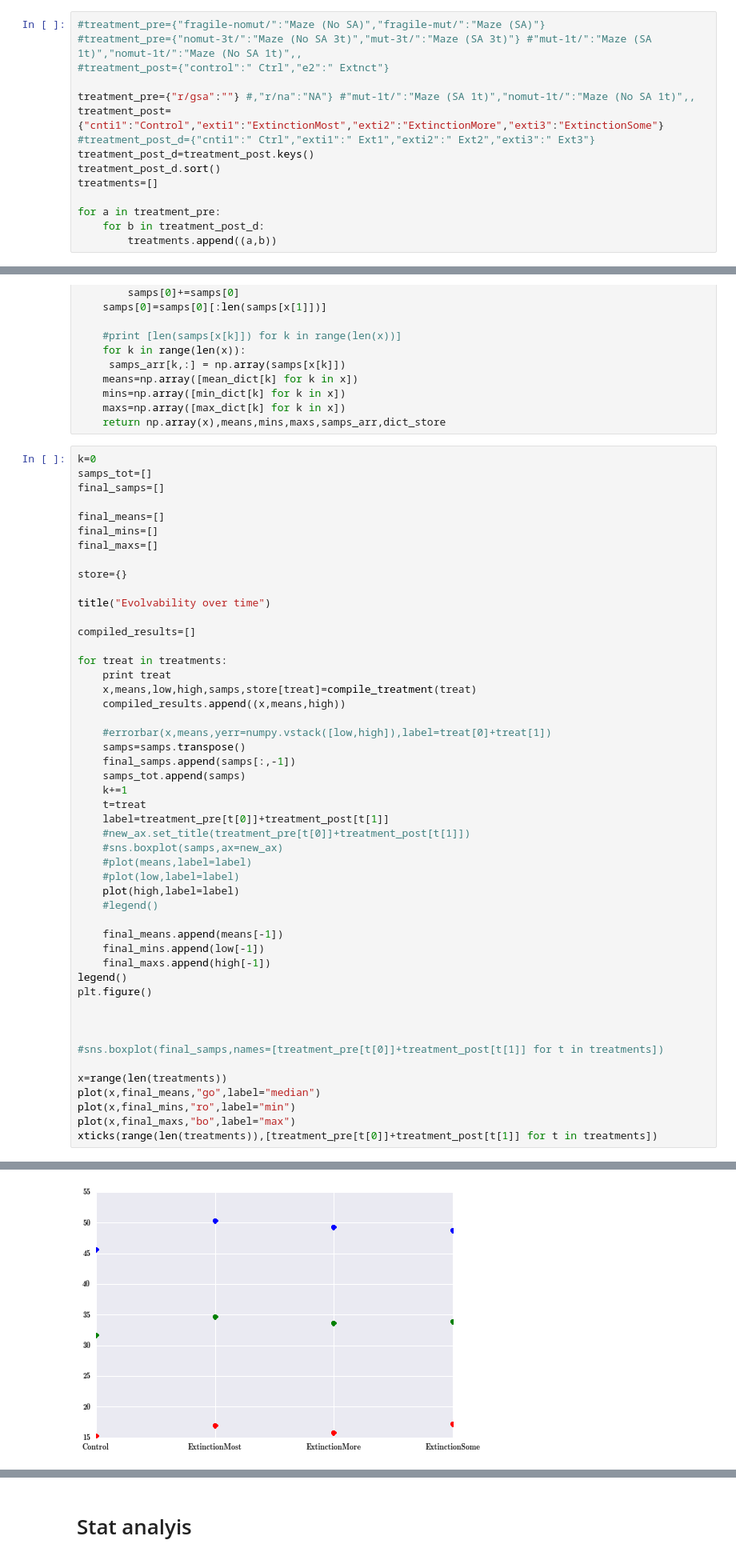
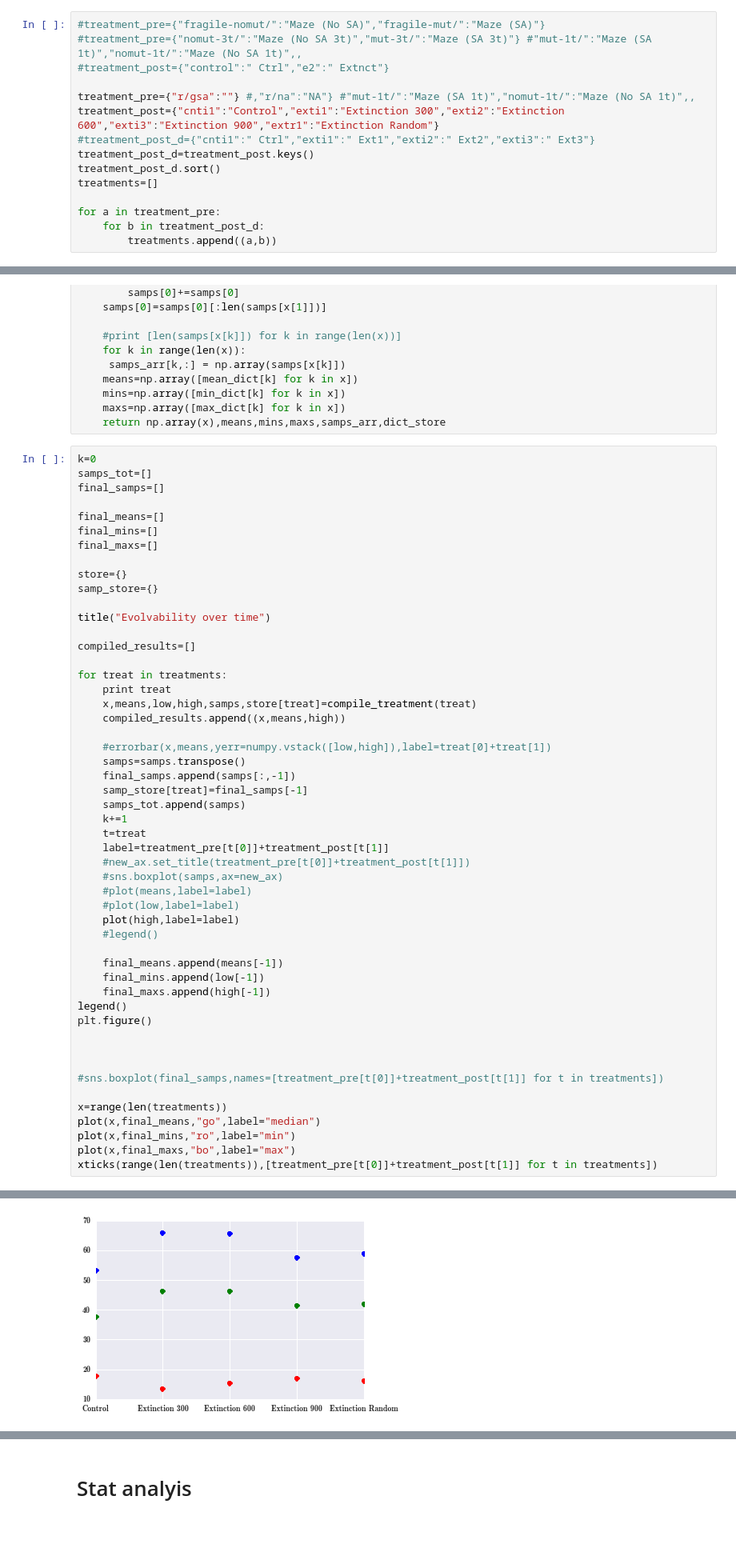
Before and after one commit to jal278/bpedpython, a Jupyter notebook: data/GEvo.ipynb, the cells around one changed output, grey strips where cells are left out. Shown: that part at 80% size. Drawn from its saved outputs; the diff is of its cells as text; blank space fills up the shorter version.

```diff
--- a/data/GEvo.ipynb
+++ b/data/GEvo.ipynb
@@ -18,7 +18,7 @@ import numpy as np
 #treatment_post={"control":" Ctrl","e2":" Extnct"}
 
 treatment_pre={"r/gsa":""} #,"r/na":"NA"} #"mut-1t/":"Maze (SA 1t)","nomut-1t/":"Maze (No SA 1t)",,
-treatment_post={"cnti1":"Control","exti1":"ExtinctionMost","exti2":"ExtinctionMore","exti3":"ExtinctionSome"}
+treatment_post={"cnti1":"Control","exti1":"Extinction 300","exti2":"Extinction 600","exti3":"Extinction 900","extr1":"Extinction Random"}
 #treatment_post_d={"cnti1":" Ctrl","exti1":" Ext1","exti2":" Ext2","exti3":" Ext3"}
 treatment_post_d=treatment_post.keys()
 treatment_post_d.sort()
@@ -95,6 +95,7 @@ final_mins=[]
 final_maxs=[]
 
 store={}
+samp_store={}
 
 title("Evolvability over time")
 
@@ -108,6 +109,7 @@ for treat in treatments:
     #errorbar(x,means,yerr=numpy.vstack([low,high]),label=treat[0]+treat[1])
     samps=samps.transpose()
     final_samps.append(samps[:,-1])
+    samp_store[treat]=final_samps[-1]
     samps_tot.append(samps)
     k+=1
     t=treat
@@ -161,4 +164,4 @@ r/gsacnti1*.evo
-[figure, old version]
+[figure, new version]
 # %%
 max_data=[numpy.array(compiled_results[0][0])]+[numpy.array(z[2]) for z in compiled_results]
 print len(max_data)
```
Also changed, not shown: parts of 11 cells of this notebook, 1 other file.
